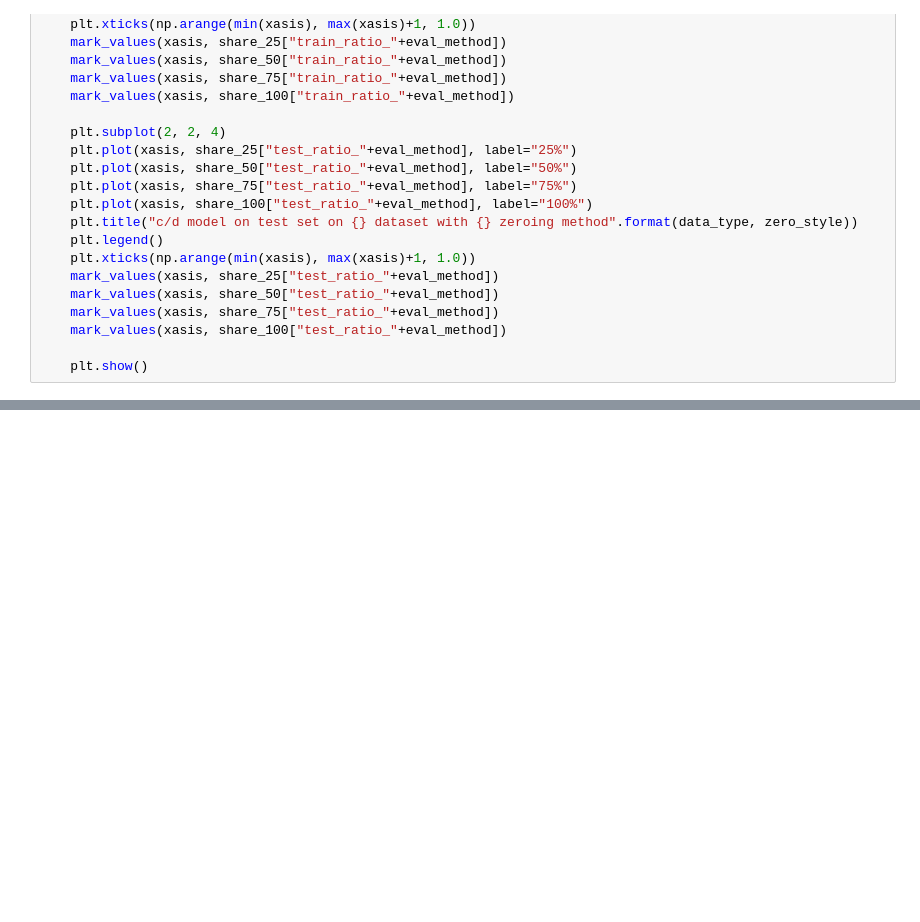
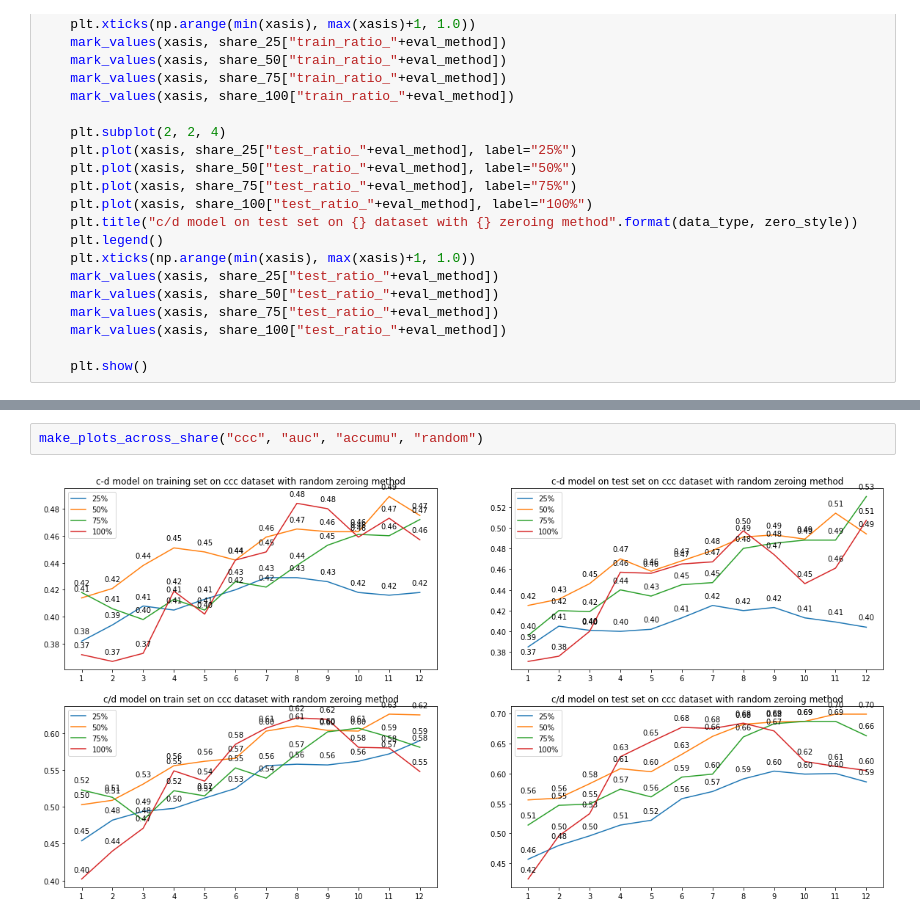
Before and after one commit to LinguisticAnomalies/hammer-nets, a Jupyter notebook: results/notebooks/ccc-across-share.ipynb, the cells around one changed output, grey strips where cells are left out. Drawn from its saved outputs; the diff is of its cells as text; blank space fills up the shorter version.

Commit message:
updated plots for ccc dataset

```diff
--- a/results/notebooks/ccc-across-share.ipynb
+++ b/results/notebooks/ccc-across-share.ipynb
@@ -135,0 +136,4 @@ make_plots_across_share("ccc", "auc", "accumu", "first")
+# %%
+make_plots_across_share("ccc", "auc", "accumu", "random")
+# %% [output]
+[figure, added]
```
Also changed, not shown: parts of 1 cell of this notebook, 3 other files.
